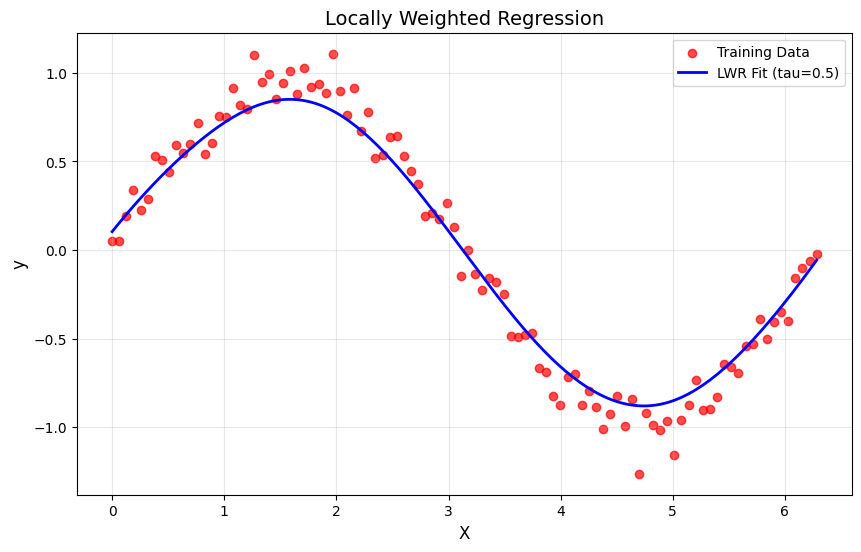
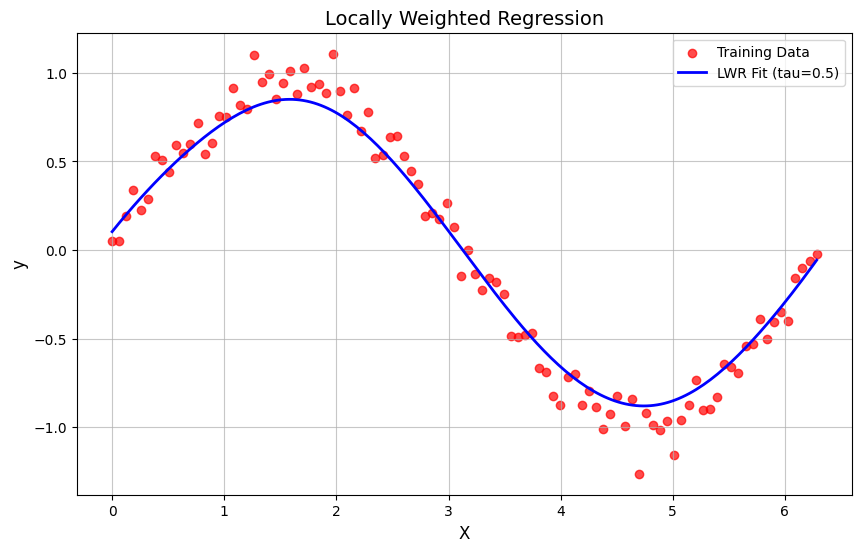
Code edit (unified diff) that turned the first committed figure into the second:
--- before
+++ after
@@ -30,5 +30,5 @@
 plt.title('Locally Weighted Regression', fontsize=14)
 plt.legend(fontsize=10)
-plt.grid(alpha=0.3)
+plt.grid(alpha=0.7)
 plt.show()
 

Commit: sure correct